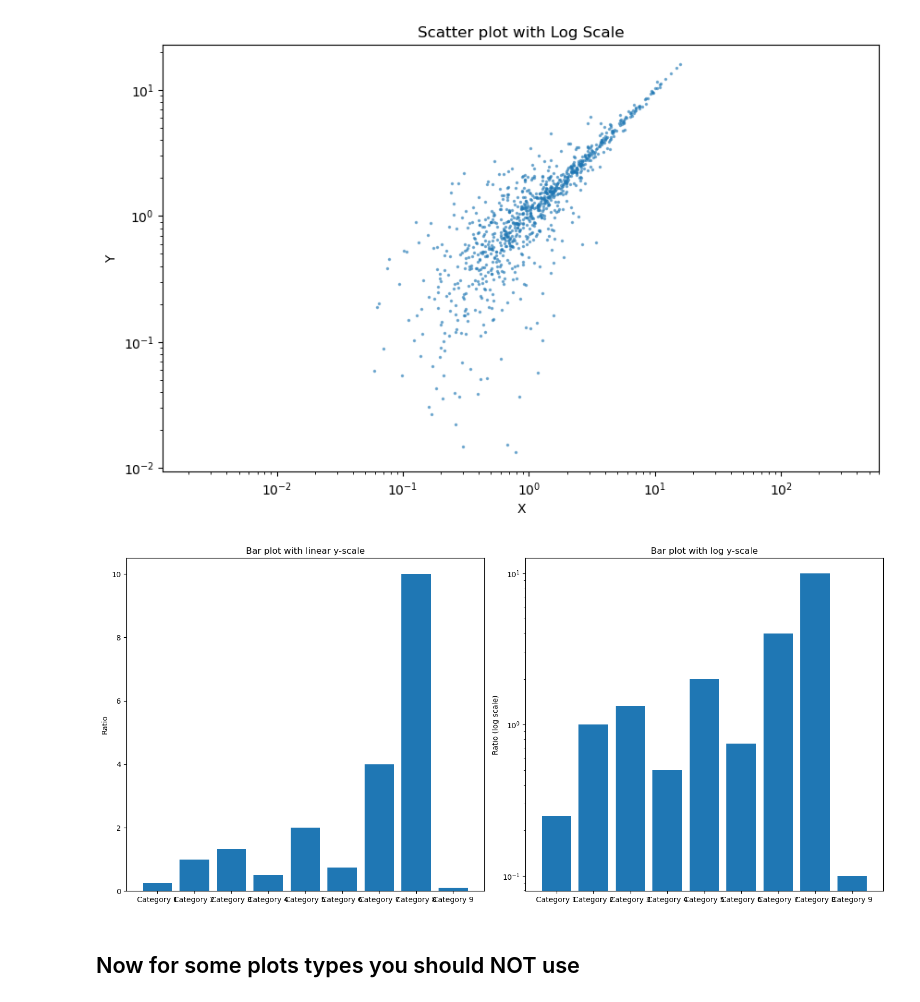
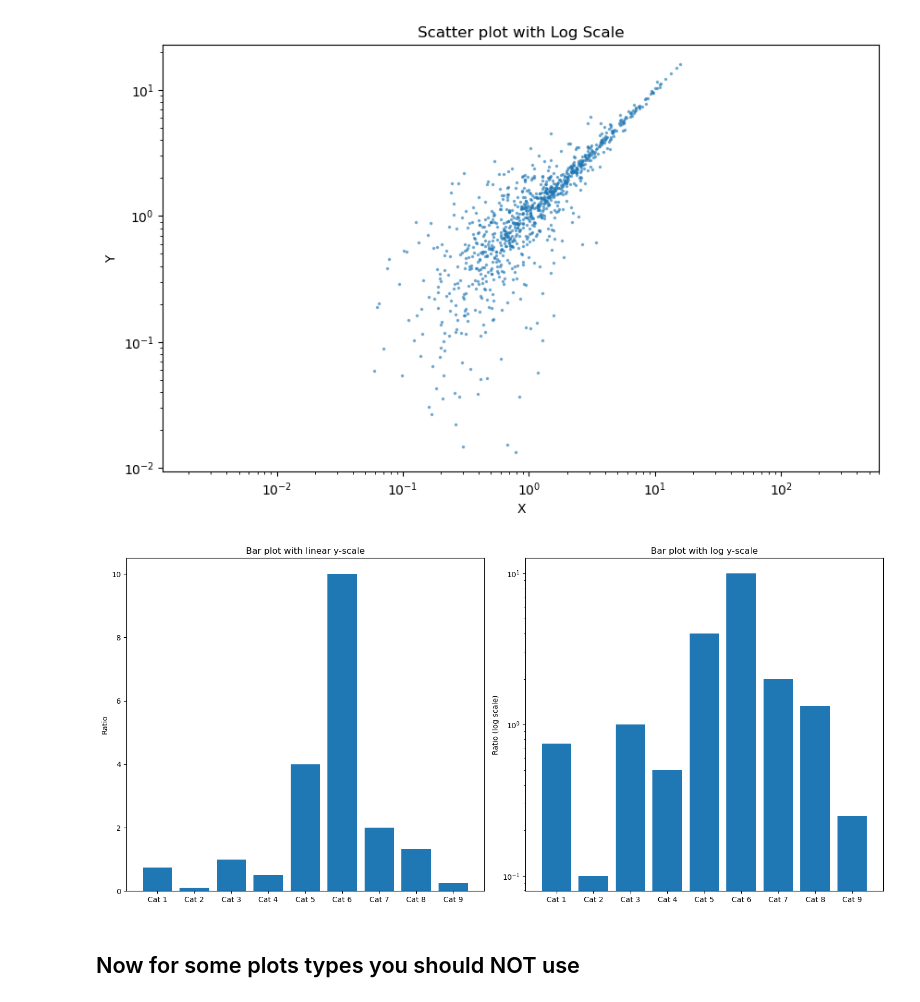
Before and after one commit to rwollman/physci200, a Jupyter notebook: 02_Dataviz.ipynb, the cells around one changed output. Drawn from its saved outputs; the diff is of its cells as text; code cells hidden in the pictures.

```diff
--- a/02_Dataviz.ipynb
+++ b/02_Dataviz.ipynb
@@ -171,29 +169,29 @@ plt.show()
 # %%
 import numpy as np
 import matplotlib.pyplot as plt
 
 # Create synthetic data
-categories = ['Category {}'.format(i+1) for i in range(9)]
+categories = ['Cat {}'.format(i+1) for i in range(9)]
 values = np.random.permutation([0.1,0.25,0.5,0.75,1,1.3333,2,4,10])
 
 # Create subplots
 fig, axs = plt.subplots(1, 2, figsize=(15, 7))
 
 # Bar plot with linear y-scale
 axs[0].bar(categories, values)
 axs[0].set_title('Bar plot with linear y-scale')
 axs[0].set_ylabel('Ratio')
 
 # Bar plot with log y-scale
 axs[1].bar(categories, values)
 axs[1].set_yscale('log')
 axs[1].set_title('Bar plot with log y-scale')
 axs[1].set_ylabel('Ratio (log scale)')
 
 plt.tight_layout()
 plt.show()
 # %% [output]
-[figure, old version]
+[figure, new version]
 # %% [markdown]
 ## Now for some plots types you should NOT use
 # %%
```
Also changed, not shown: parts of 6 cells of this notebook, 9 other files.
